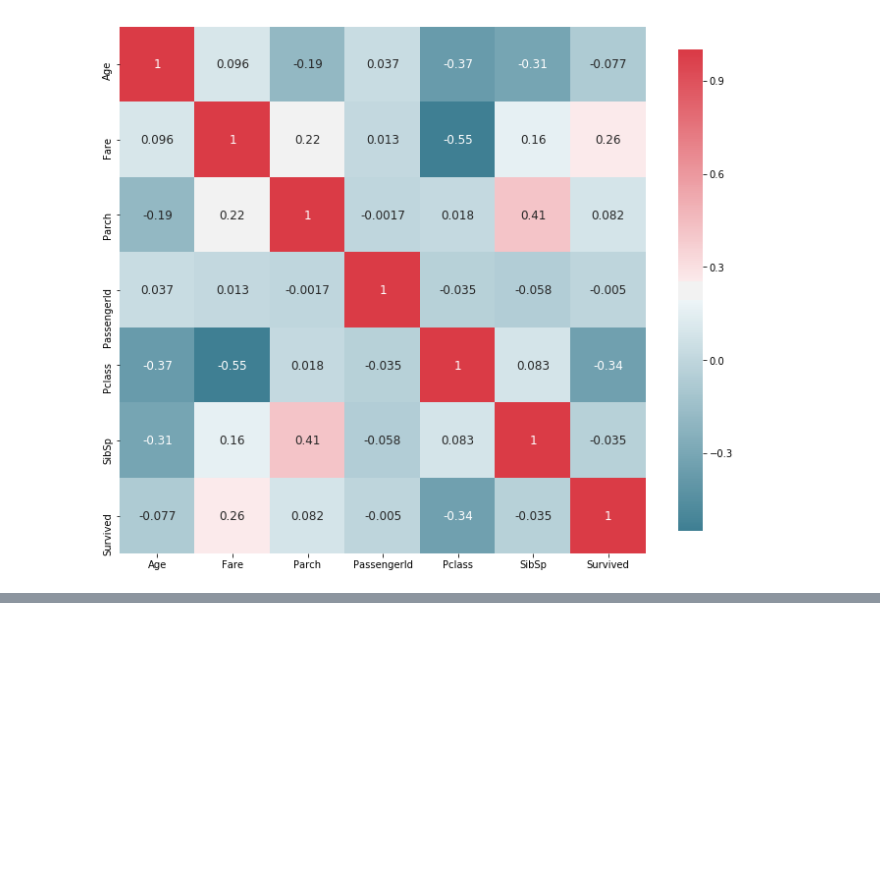
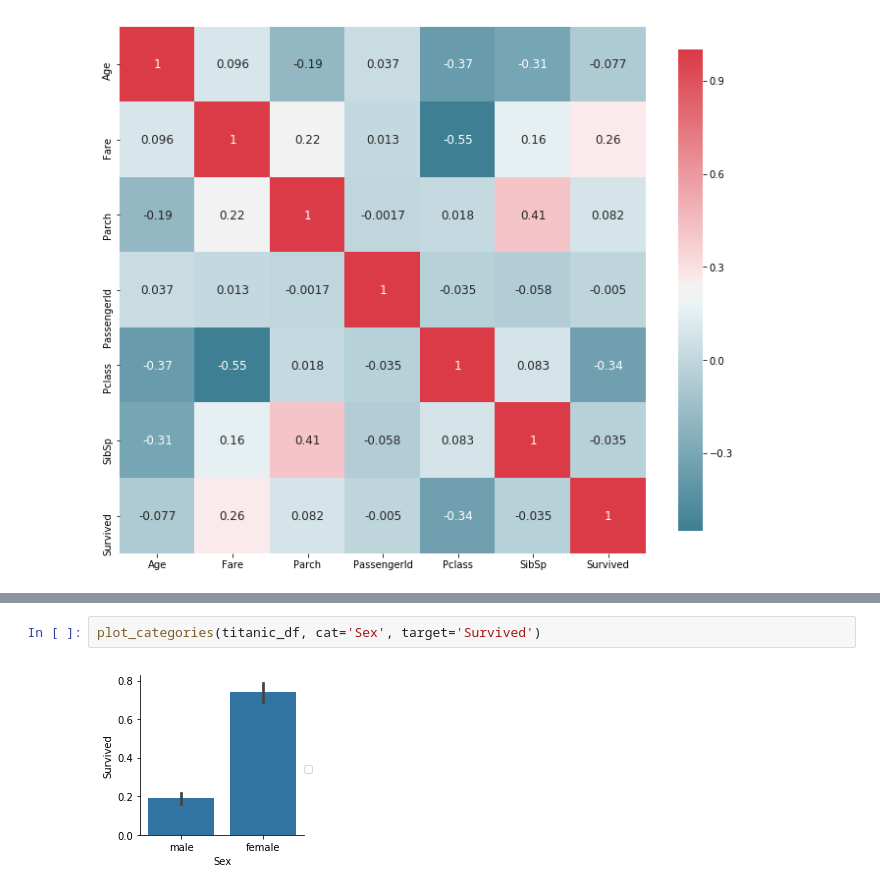
Before and after one commit to Ashen-Vaults/titanic-machine-learning, a Jupyter notebook: Titanic-Data-Science.ipynb, the cells around one changed output, grey strips where cells are left out. Drawn from its saved outputs; the diff is of its cells as text; blank space fills up the shorter version.

```diff
--- a/Titanic-Data-Science.ipynb
+++ b/Titanic-Data-Science.ipynb
@@ -151,0 +164,4 @@ plot_correlation_map(titanic_df)
+# %%
+plot_categories(titanic_df, cat='Sex', target='Survived')
+# %% [output]
+[figure, added]
```
Also changed, not shown: parts of 18 cells of this notebook.
